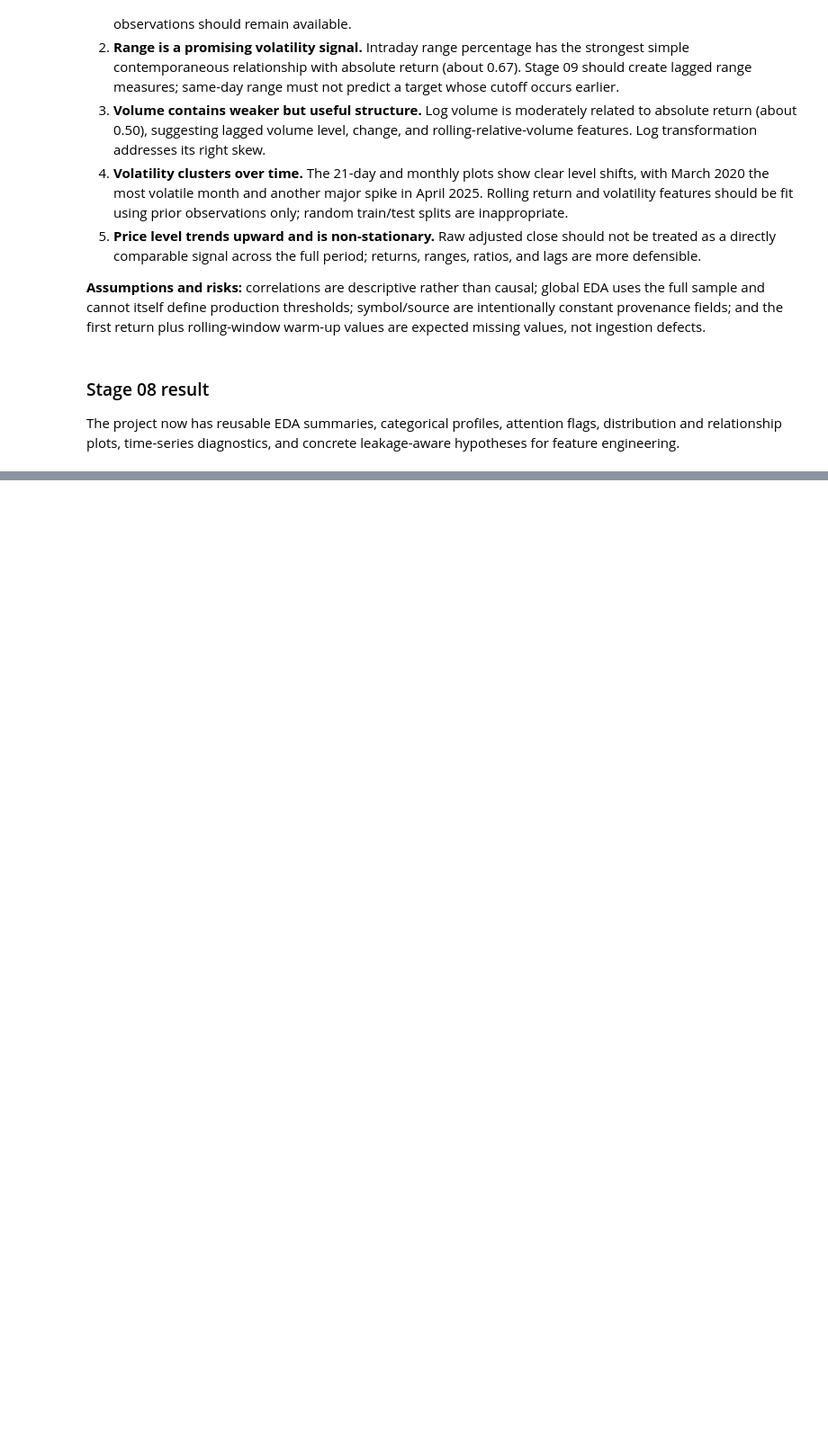
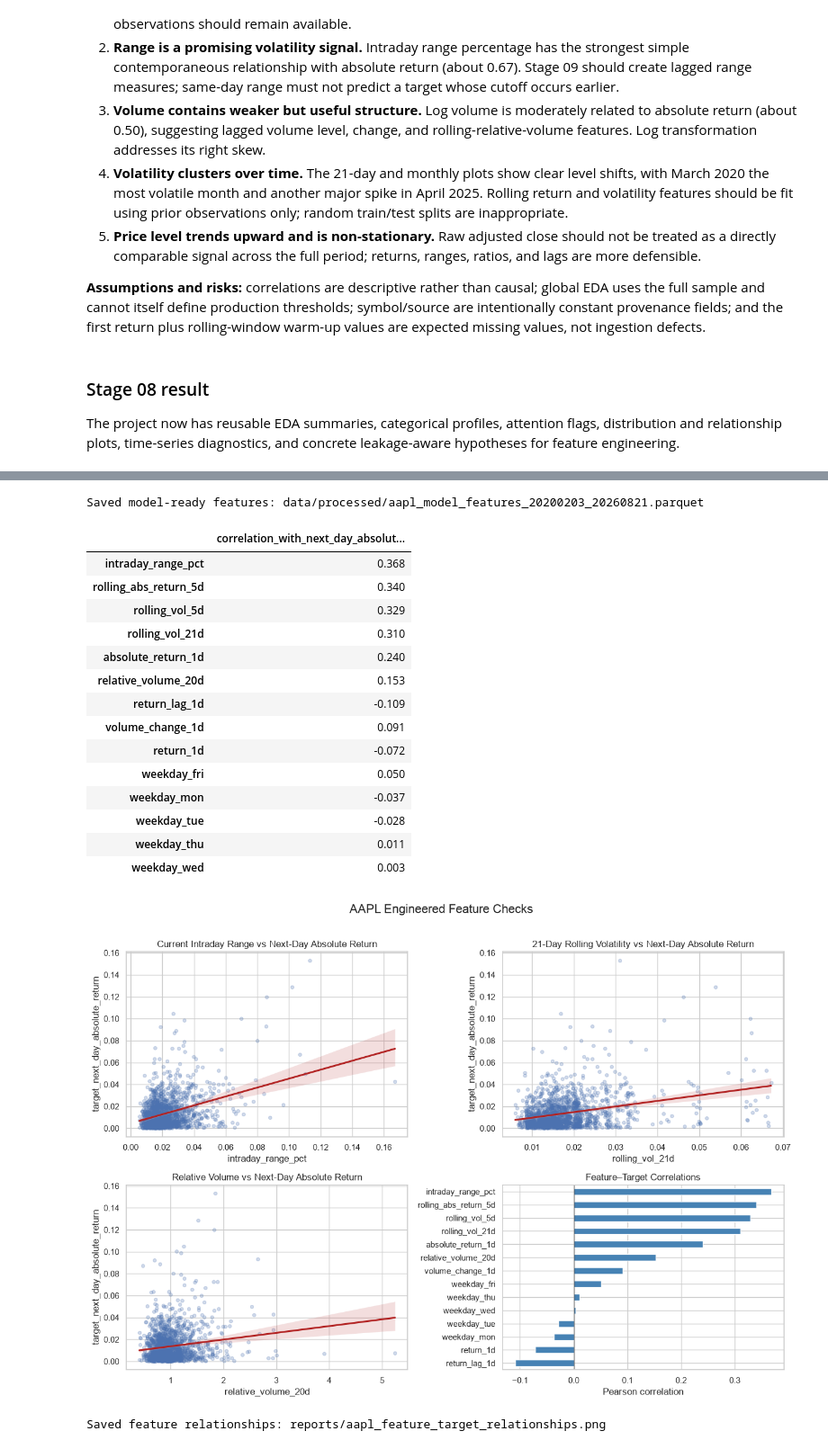
Before and after one commit to kevin-666777/bootcamp_zizhe_zhou, a Jupyter notebook: project/notebooks/project_pipeline.ipynb, the cells around one changed output, grey strips where cells are left out. Shown at 90% size. Drawn from its saved outputs; the diff is of its cells as text; code cells hidden in the pictures; blank space fills up the shorter version.

Commit message:
Add project volatility feature engineering

```diff
--- a/project/notebooks/project_pipeline.ipynb
+++ b/project/notebooks/project_pipeline.ipynb
@@ -517,0 +522,14 @@ The project now has reusable EDA summaries, categorical profiles, attention flag
+# %%
+from src.features import (
+    FEATURE_DEFINITIONS, MODEL_FEATURE_COLUMNS, TARGET_COLUMN,
+    build_volatility_features, make_modeling_table,
+)
+
+featured_data = build_volatility_features(cleaned_reloaded)
+modeling_table = make_modeling_table(featured_data)
+feature_dictionary = pd.Series(FEATURE_DEFINITIONS, name='reasoning').to_frame()
+display(feature_dictionary)
+print('Feature rows before complete-case selection:', len(featured_data))
+print('Model-ready rows:', len(modeling_table))
+print('Model date range:', modeling_table['date'].min().date(), 'to', modeling_table['date'].max().date())
+modeling_table.head()
@@ -517,0 +557,60 @@ The project now has reusable EDA summaries, categorical profiles, attention flag
+# %%
+assert modeling_table['date'].is_monotonic_increasing
+assert not modeling_table.duplicated('date').any()
+assert not modeling_table[MODEL_FEATURE_COLUMNS + [TARGET_COLUMN]].isna().any().any()
+assert featured_data.iloc[-1][TARGET_COLUMN] != featured_data.iloc[-1][TARGET_COLUMN]  # unknown future target
+assert (modeling_table[['weekday_mon', 'weekday_tue', 'weekday_wed', 'weekday_thu', 'weekday_fri']].sum(axis=1) == 1).all()
+
+model_table_path = PROCESSED_DIR / f"{SYMBOL.lower()}_model_features_{modeling_table['date'].min():%Y%m%d}_{modeling_table['date'].max():%Y%m%d}.parquet"
+write_df(modeling_table, model_table_path)
+modeling_reloaded = read_df(model_table_path)
+assert validate_roundtrip(modeling_table, modeling_reloaded, ['date', 'rolling_vol_21d', TARGET_COLUMN])['valid']
+print('Saved model-ready features:', model_table_path.relative_to(ROOT))
+# %% [output]
+Saved model-ready features: data/processed/aapl_model_features_20200203_20260821.parquet
+# %%
+feature_target_correlations = (
+    modeling_table[MODEL_FEATURE_COLUMNS + [TARGET_COLUMN]]
+    .corr()[TARGET_COLUMN]
+    .drop(TARGET_COLUMN)
+    .sort_values(key=abs, ascending=False)
+)
+display(feature_target_correlations.round(3).to_frame('correlation_with_next_day_absolute_return'))
+
+fig, axes = plt.subplots(2, 2, figsize=(13, 9))
+relationship_features = [
+    ('intraday_range_pct', 'Current Intraday Range'),
+    ('rolling_vol_21d', '21-Day Rolling Volatility'),
+    ('relative_volume_20d', 'Relative Volume'),
+]
+for ax, (feature, title) in zip(axes.flat[:3], relationship_features):
+    sns.regplot(data=modeling_table, x=feature, y=TARGET_COLUMN, scatter_kws={'alpha': 0.25, 's': 18}, line_kws={'color': 'firebrick'}, ax=ax)
+    ax.set_title(f'{title} vs Next-Day Absolute Return')
+feature_target_correlations.sort_values().plot.barh(ax=axes[1, 1], color='steelblue')
+axes[1, 1].axvline(0, color='black', linewidth=0.8)
+axes[1, 1].set_title('Feature–Target Correlations')
+axes[1, 1].set_xlabel('Pearson correlation')
+fig.suptitle('AAPL Engineered Feature Checks', fontsize=16, y=1.01)
+fig.tight_layout()
+feature_plot_path = REPORTS_DIR / 'aapl_feature_target_relationships.png'
+fig.savefig(feature_plot_path, dpi=150, bbox_inches='tight')
+plt.show()
+print('Saved feature relationships:', feature_plot_path.relative_to(ROOT))
+# %% [output]
+|  | correlation_with_next_day_absolut... |
+| intraday_range_pct | 0.368 |
+| rolling_abs_return_5d | 0.340 |
+| rolling_vol_5d | 0.329 |
+| rolling_vol_21d | 0.310 |
+| absolute_return_1d | 0.240 |
+| relative_volume_20d | 0.153 |
+| return_lag_1d | -0.109 |
+| volume_change_1d | 0.091 |
+| return_1d | -0.072 |
+| weekday_fri | 0.050 |
+| weekday_mon | -0.037 |
+| weekday_tue | -0.028 |
+| weekday_thu | 0.011 |
+| weekday_wed | 0.003 |
+[figure, added]
+Saved feature relationships: reports/aapl_feature_target_relationships.png
```
Also changed, not shown: parts of 6 cells of this notebook, 5 other files.
